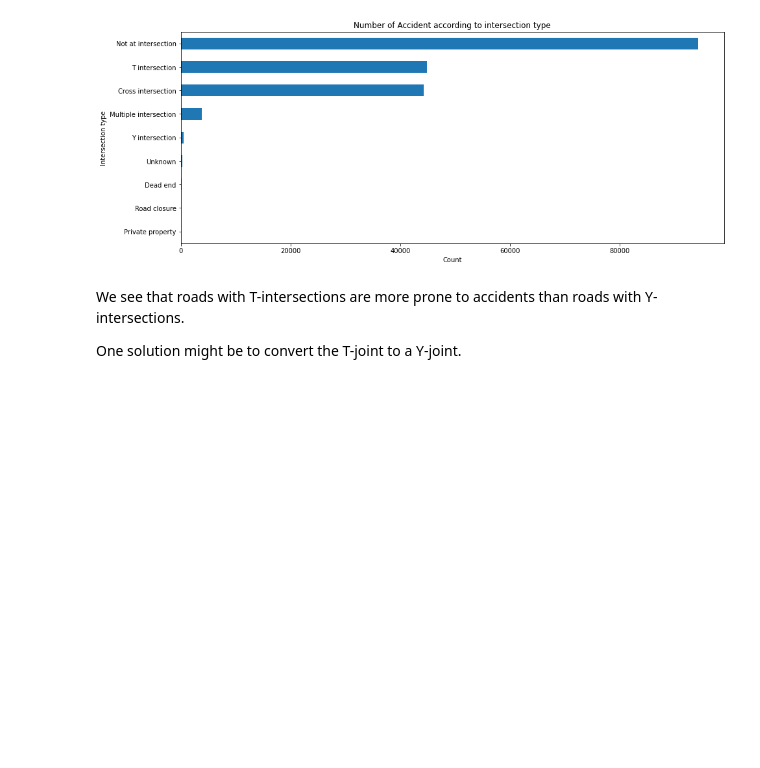
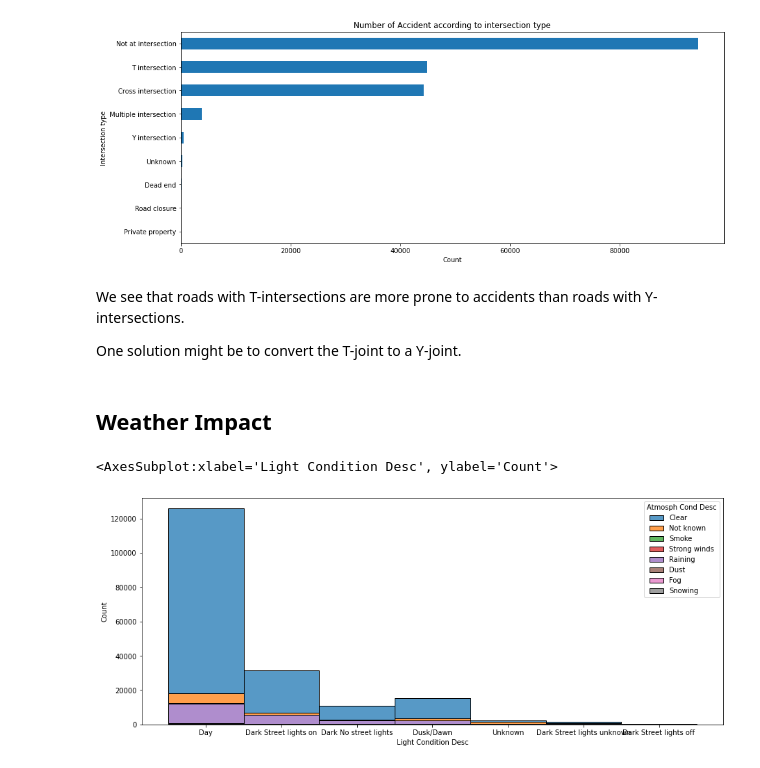
Before and after one commit to lethib/enea_study_case, a Jupyter notebook: data_analysis.ipynb, the cells around one changed output. Saved outputs shown, nothing was run; the diff lists cells and outputs as text; code cells hidden in the pictures; blank space fills up the shorter version.

Commit message:
data analysis over

```diff
--- a/data_analysis.ipynb
+++ b/data_analysis.ipynb
@@ -284,3 +284,11 @@ plt.show()
 We see that roads with T-intersections are more prone to accidents than roads with Y-intersections.
 
 One solution might be to convert the T-joint to a Y-joint.
+# %% [markdown]
+## Weather Impact
+# %%
+plt.figure(figsize=(15,6))
+sns.histplot(data=df_acc, x="Light Condition Desc", hue="Atmosph Cond Desc", multiple="stack")
+# %% [output]
+<AxesSubplot:xlabel='Light Condition Desc', ylabel='Count'>
+[figure, added]
```
Also changed, not shown: parts of 8 cells of this notebook, 1 other file.
